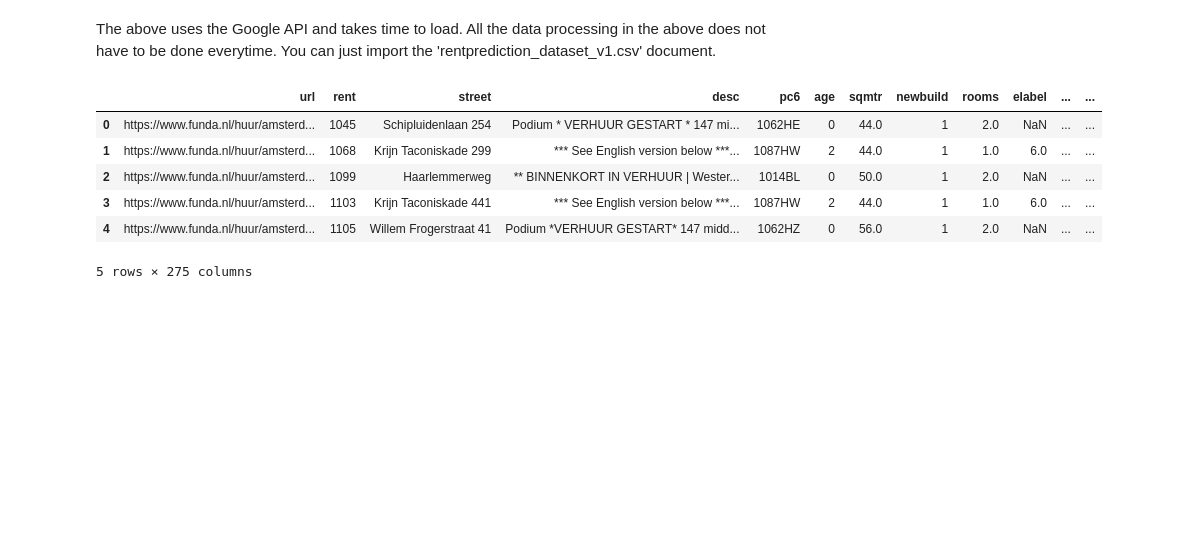
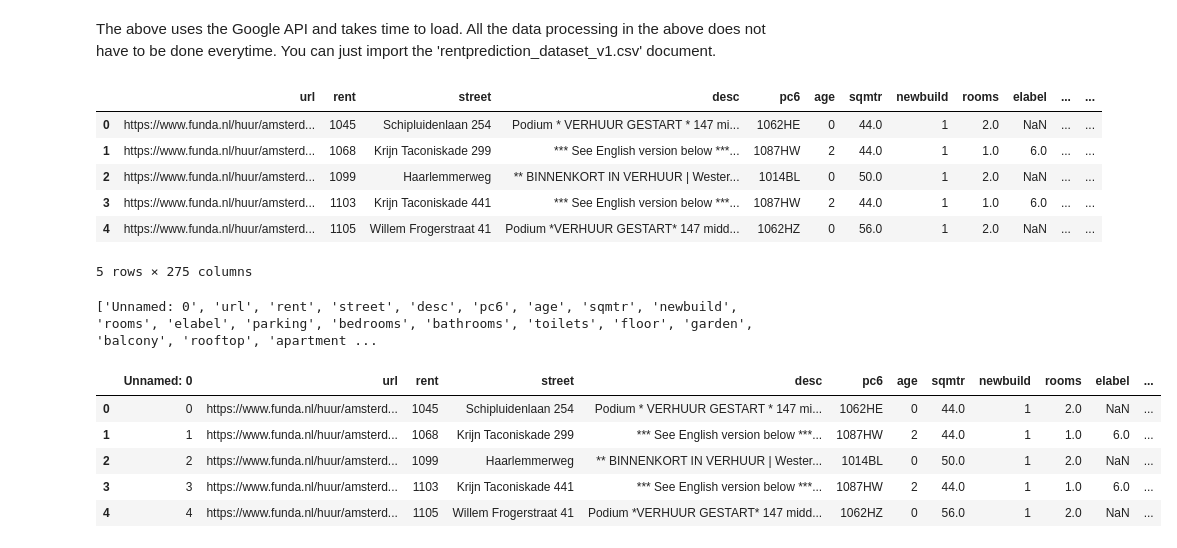
Before and after one commit to TheAphander/rentalprediction, a Jupyter notebook: datacleaningfunda.ipynb, the cells around one changed output. Drawn from its saved outputs; the diff is of its cells as text; code cells hidden in the pictures; blank space fills up the shorter version.

```diff
--- a/datacleaningfunda.ipynb
+++ b/datacleaningfunda.ipynb
@@ -403,3 +403,10 @@ df.head()
 5 rows × 275 columns
 # %%
 df.to_csv('rentprediction_dataset_v3.csv')
+# %%
+import pandas as pd
+df = pd.read_csv('rentprediction_dataset_v3.csv')
+# %%
+print(df.columns.tolist())
+# %% [output]
+['Unnamed: 0', 'url', 'rent', 'street', 'desc', 'pc6', 'age', 'sqmtr', 'newbuild', 'rooms', 'elabel', 'parking', 'bedrooms', 'bathrooms', 'toilets', 'floor', 'garden', 'balcony', 'rooftop', 'apartment ...
@@ -405,0 +417,9 @@ df.to_csv('rentprediction_dataset_v3.csv')
+# %%
+df.head()
+# %% [output]
+|  | Unnamed: 0 | url | rent | street | desc | pc6 | age | sqmtr | newbuild | rooms | elabel | ... |
+| 0 | 0 | https://www.funda.nl/huur/amsterd... | 1045 | Schipluidenlaan 254 | Podium * VERHUUR GESTART * 147 mi... | 1062HE | 0 | 44.0 | 1 | 2.0 | NaN | ... |
+| 1 | 1 | https://www.funda.nl/huur/amsterd... | 1068 | Krijn Taconiskade 299 | *** See English version below ***... | 1087HW | 2 | 44.0 | 1 | 1.0 | 6.0 | ... |
+| 2 | 2 | https://www.funda.nl/huur/amsterd... | 1099 | Haarlemmerweg | ** BINNENKORT IN VERHUUR | Wester... | 1014BL | 0 | 50.0 | 1 | 2.0 | NaN | ... |
+| 3 | 3 | https://www.funda.nl/huur/amsterd... | 1103 | Krijn Taconiskade 441 | *** See English version below ***... | 1087HW | 2 | 44.0 | 1 | 1.0 | 6.0 | ... |
+| 4 | 4 | https://www.funda.nl/huur/amsterd... | 1105 | Willem Frogerstraat 41 | Podium *VERHUUR GESTART* 147 midd... | 1062HZ | 0 | 56.0 | 1 | 2.0 | NaN | ... |
```
Also changed, not shown: parts of 3 cells of this notebook, 1 other file.
